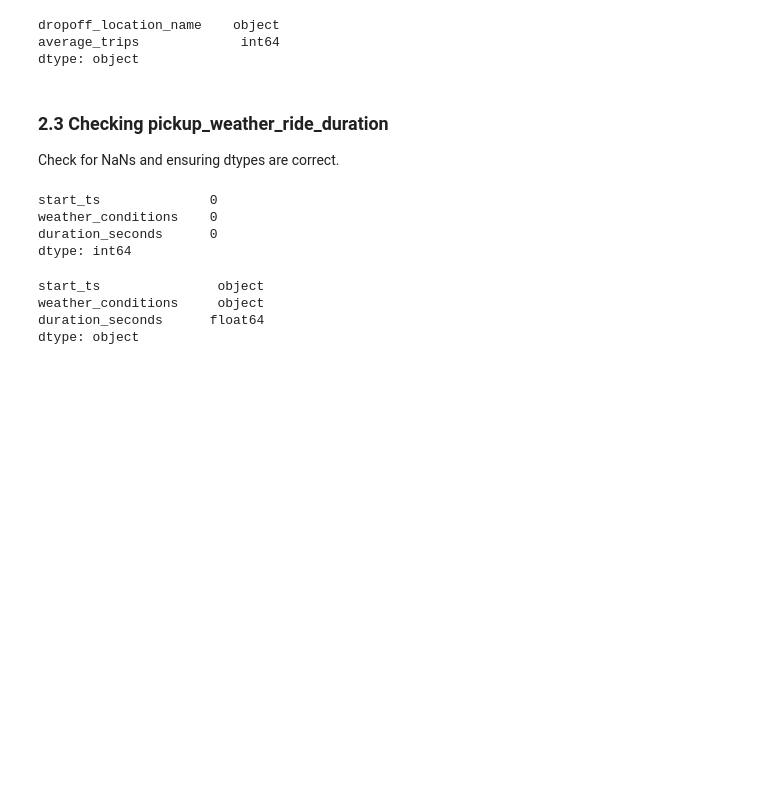
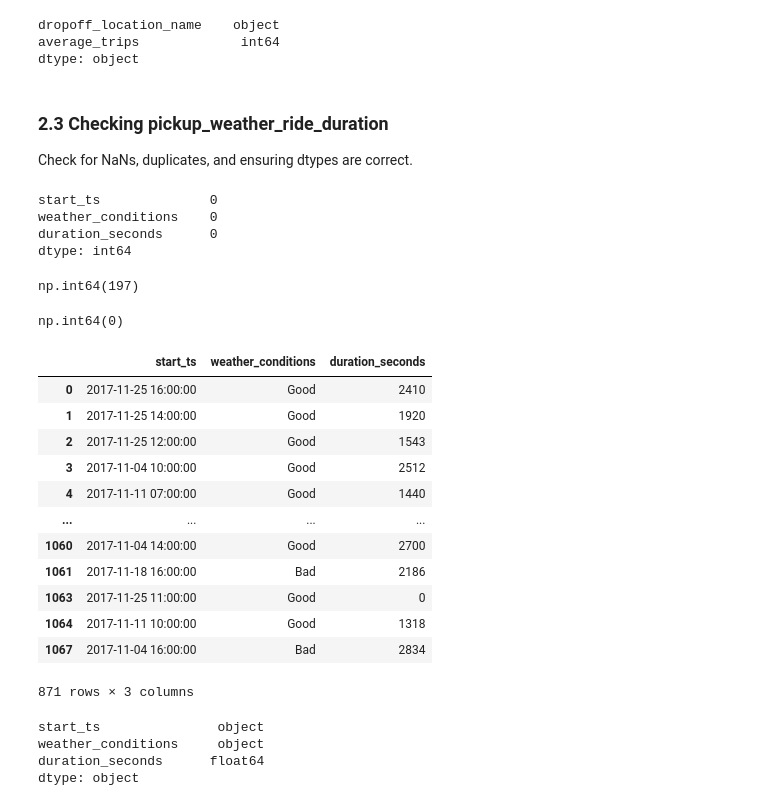
Before and after one commit to Vyncent-vdW/sprint_six_sql_project, a Jupyter notebook: sprint_six_sql_nb.ipynb, the cells around one changed output. Drawn from its saved outputs; the diff is of its cells as text; code cells hidden in the pictures; blank space fills up the shorter version.

```diff
--- a/sprint_six_sql_nb.ipynb
+++ b/sprint_six_sql_nb.ipynb
@@ -139,7 +147,7 @@ average_trips             int64
 dtype: object
 # %% [markdown]
 ### 2.3 Checking pickup_weather_ride_duration
-Check for NaNs and ensuring dtypes are correct.
+Check for NaNs, duplicates, and ensuring dtypes are correct.
 # %%
 pickup_weather_ride_duration.isna().sum()
 # %% [output]
@@ -147,6 +155,31 @@ start_ts              0
 weather_conditions    0
 duration_seconds      0
 dtype: int64
+# %%
+pickup_weather_ride_duration.duplicated().sum()
+# %% [output]
+np.int64(197)
+# %%
+pickup_weather_ride_duration = pickup_weather_ride_duration.drop_duplicates()
+pickup_weather_ride_duration.duplicated().sum()
+# %% [output]
+np.int64(0)
+# %%
+pickup_weather_ride_duration
+# %% [output]
+|  | start_ts | weather_conditions | duration_seconds |
+| 0 | 2017-11-25 16:00:00 | Good | 2410 |
+| 1 | 2017-11-25 14:00:00 | Good | 1920 |
+| 2 | 2017-11-25 12:00:00 | Good | 1543 |
+| 3 | 2017-11-04 10:00:00 | Good | 2512 |
+| 4 | 2017-11-11 07:00:00 | Good | 1440 |
+| ... | ... | ... | ... |
+| 1060 | 2017-11-04 14:00:00 | Good | 2700 |
+| 1061 | 2017-11-18 16:00:00 | Bad | 2186 |
+| 1063 | 2017-11-25 11:00:00 | Good | 0 |
+| 1064 | 2017-11-11 10:00:00 | Good | 1318 |
+| 1067 | 2017-11-04 16:00:00 | Bad | 2834 |
+871 rows × 3 columns
 # %%
 pickup_weather_ride_duration.dtypes
 # %% [output]
```
Also changed, not shown: parts of 11 cells of this notebook.
